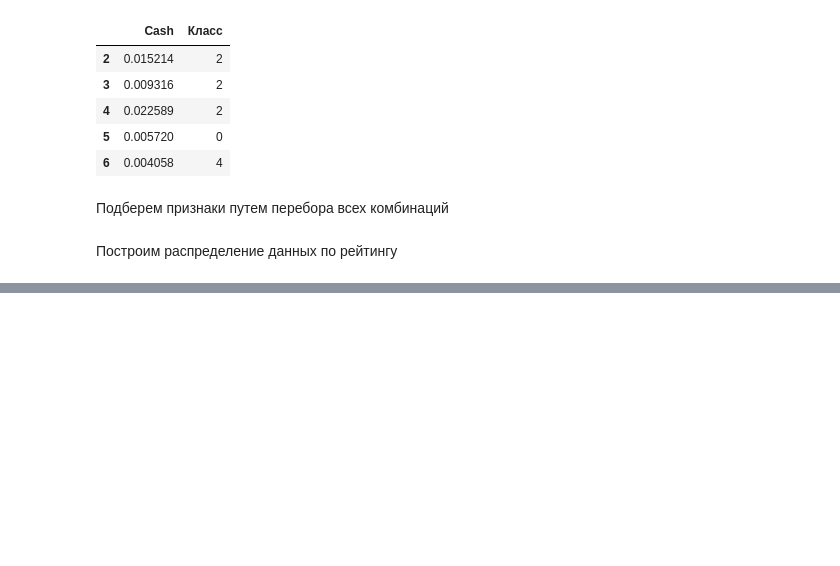
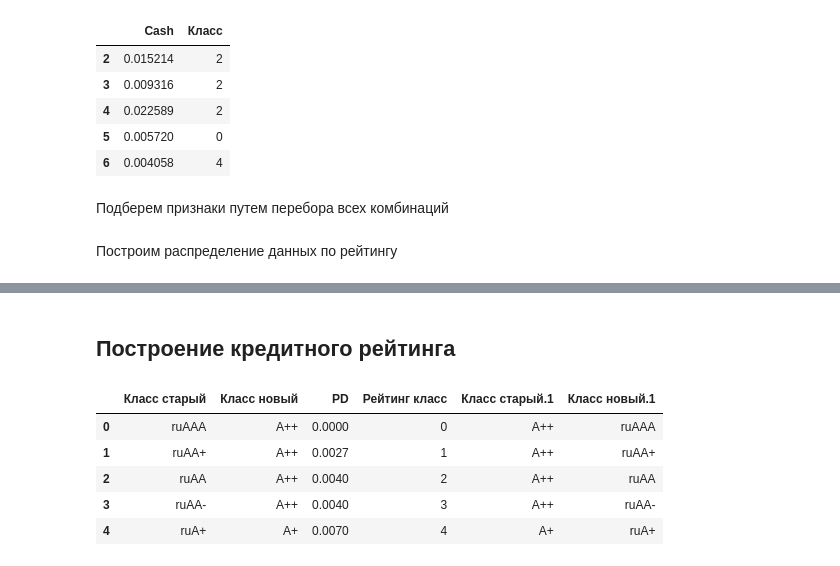
Before and after one commit to Gorlevichd/-, a Jupyter notebook: model.ipynb, the cells around one changed output, grey strips where cells are left out. Saved outputs shown, nothing was run; the diff lists cells and outputs as text; code cells hidden in the pictures; blank space fills up the shorter version.

```diff
--- a/model.ipynb
+++ b/model.ipynb
@@ -1440,0 +1400,2 @@ NameError: name 'df_train' is not defined
+# %% [markdown]
+## Построение кредитного рейтинга
@@ -1440,0 +1416,11 @@ NameError: name 'df_train' is not defined
+# %%
+probabilities = pd.read_excel('Данные.xlsx', sheet_name = 'Рейтинг', engine = 'openpyxl')
+# %%
+probabilities.head()
+# %% [output]
+|  | Класс старый | Класс новый | PD | Рейтинг класс | Класс старый.1 | Класс новый.1 |
+| 0 | ruAAA | A++ | 0.0000 | 0 | A++ | ruAAA |
+| 1 | ruAA+ | A++ | 0.0027 | 1 | A++ | ruAA+ |
+| 2 | ruAA | A++ | 0.0040 | 2 | A++ | ruAA |
+| 3 | ruAA- | A++ | 0.0040 | 3 | A++ | ruAA- |
+| 4 | ruA+ | A+ | 0.0070 | 4 | A+ | ruA+ |
```
Also changed, not shown: parts of 43 cells of this notebook.
